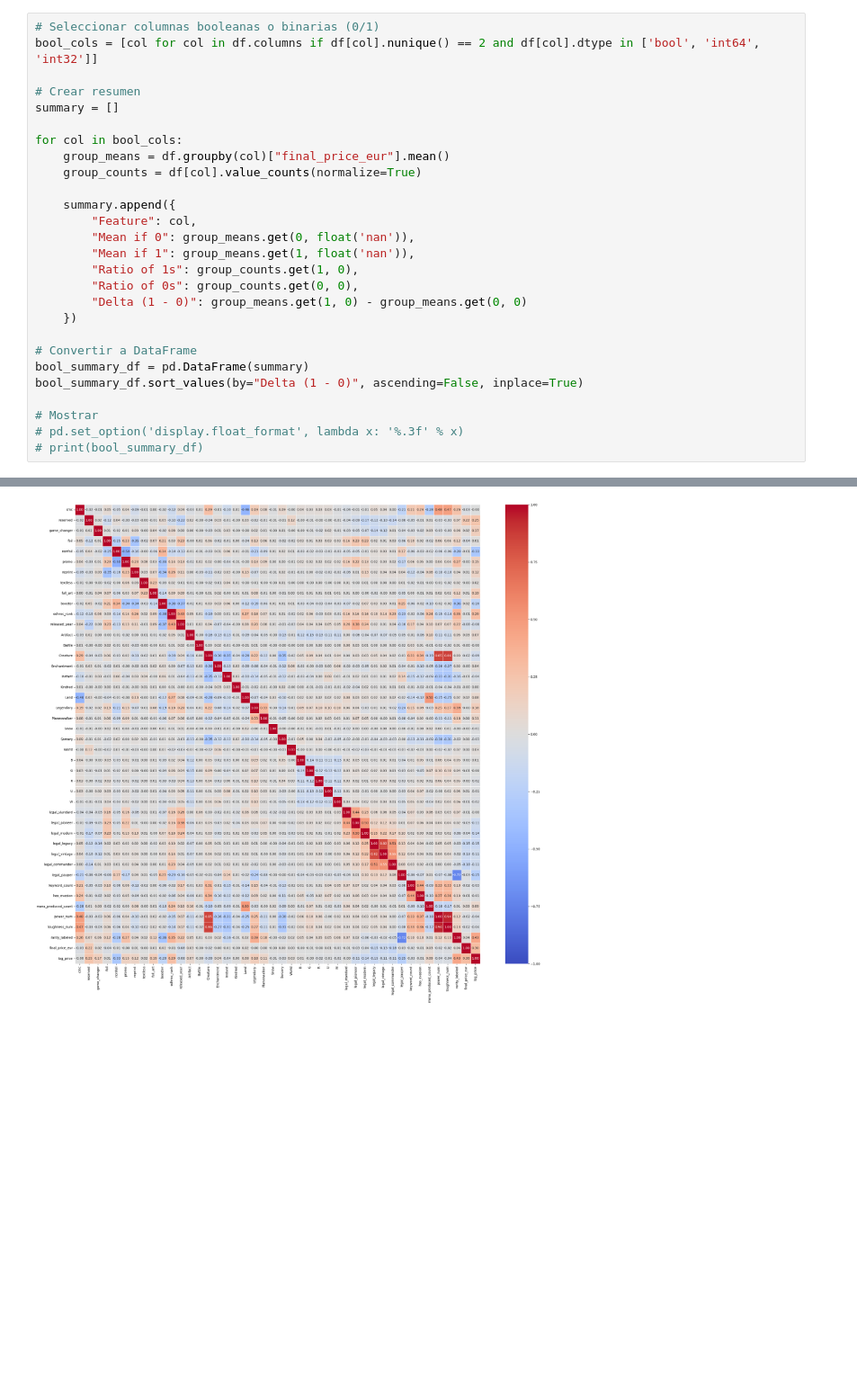
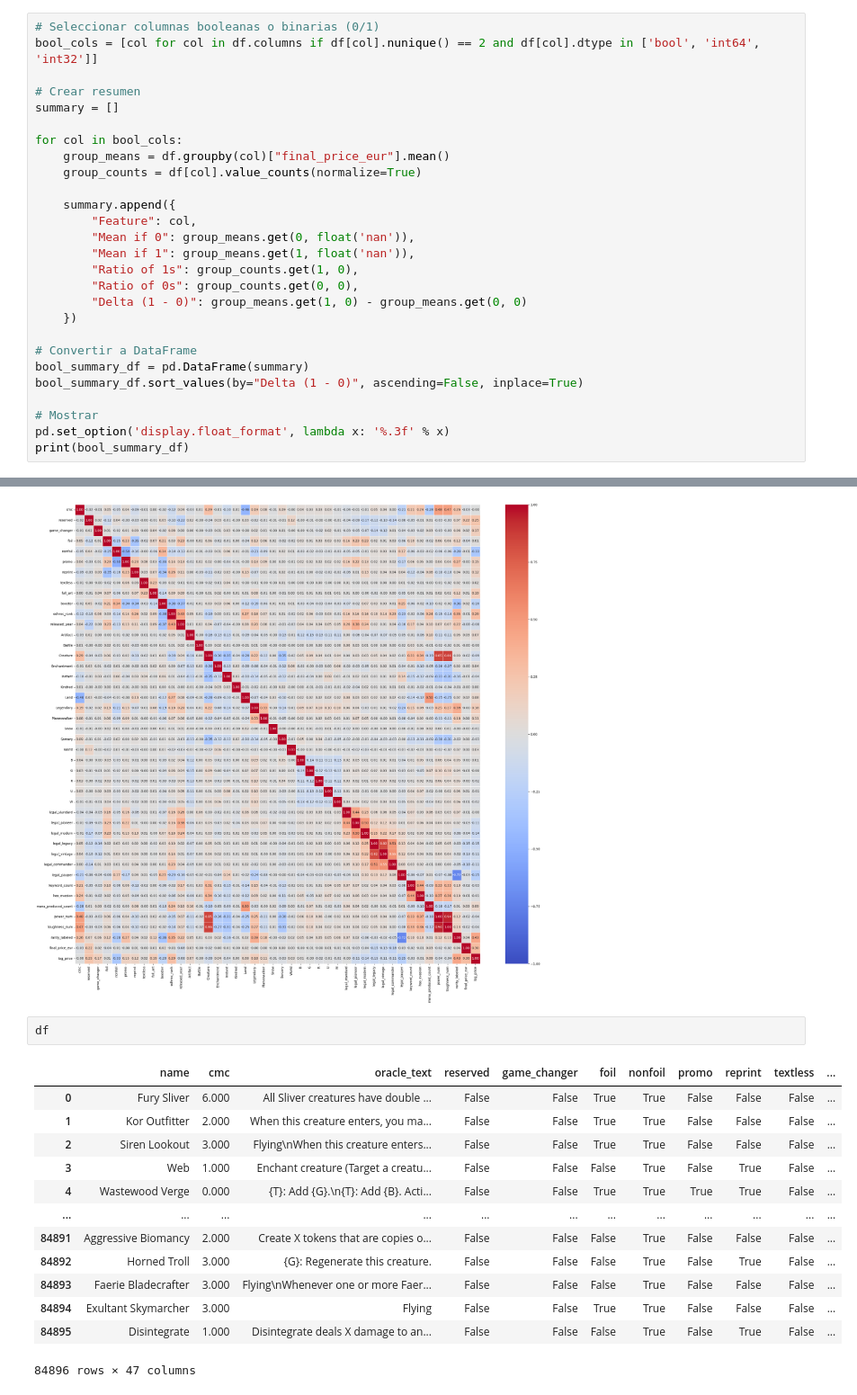
Before and after one commit to ItsazainBilbao/ML_Magic_The_Gathering, a Jupyter notebook: src/notebooks/EDA.ipynb, the cells around one changed output, grey strips where cells are left out. Shown at 90% size. Drawn from its saved outputs; the diff is of its cells as text; blank space fills up the shorter version.

```diff
--- a/src/notebooks/EDA.ipynb
+++ b/src/notebooks/EDA.ipynb
@@ -394,5 +411,5 @@ bool_summary_df = pd.DataFrame(summary)
 bool_summary_df.sort_values(by="Delta (1 - 0)", ascending=False, inplace=True)
 
 # Mostrar
-# pd.set_option('display.float_format', lambda x: '%.3f' % x)
-# print(bool_summary_df)
+pd.set_option('display.float_format', lambda x: '%.3f' % x)
+print(bool_summary_df)
@@ -425,3 +460,19 @@ plt.tight_layout()
 plt.show()
 # %% [output]
 [figure]
+# %%
+df
+# %% [output]
+|  | name | cmc | oracle_text | reserved | game_changer | foil | nonfoil | promo | reprint | textless | ... |
+| 0 | Fury Sliver | 6.000 | All Sliver creatures have double ... | False | False | True | True | False | False | False | ... |
+| 1 | Kor Outfitter | 2.000 | When this creature enters, you ma... | False | False | True | True | False | False | False | ... |
+| 2 | Siren Lookout | 3.000 | Flying\nWhen this creature enters... | False | False | True | True | False | False | False | ... |
+| 3 | Web | 1.000 | Enchant creature (Target a creatu... | False | False | False | True | False | True | False | ... |
+| 4 | Wastewood Verge | 0.000 | {T}: Add {G}.\n{T}: Add {B}. Acti... | False | False | True | True | True | True | False | ... |
+| ... | ... | ... | ... | ... | ... | ... | ... | ... | ... | ... | ... |
+| 84891 | Aggressive Biomancy | 2.000 | Create X tokens that are copies o... | False | False | False | True | False | False | False | ... |
+| 84892 | Horned Troll | 3.000 | {G}: Regenerate this creature. | False | False | False | True | False | True | False | ... |
+| 84893 | Faerie Bladecrafter | 3.000 | Flying\nWhenever one or more Faer... | False | False | False | True | False | False | False | ... |
+| 84894 | Exultant Skymarcher | 3.000 | Flying | False | False | True | True | False | False | False | ... |
+| 84895 | Disintegrate | 1.000 | Disintegrate deals X damage to an... | False | False | False | True | False | True | False | ... |
+84896 rows × 47 columns
```
Also changed, not shown: parts of 5 cells of this notebook, 35 other files.
